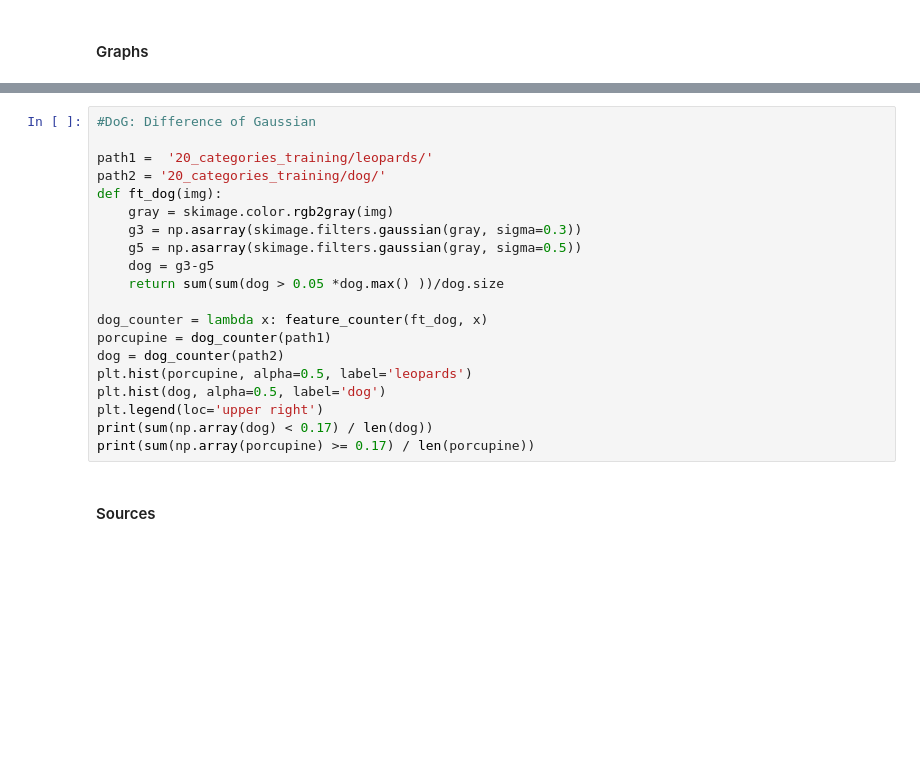
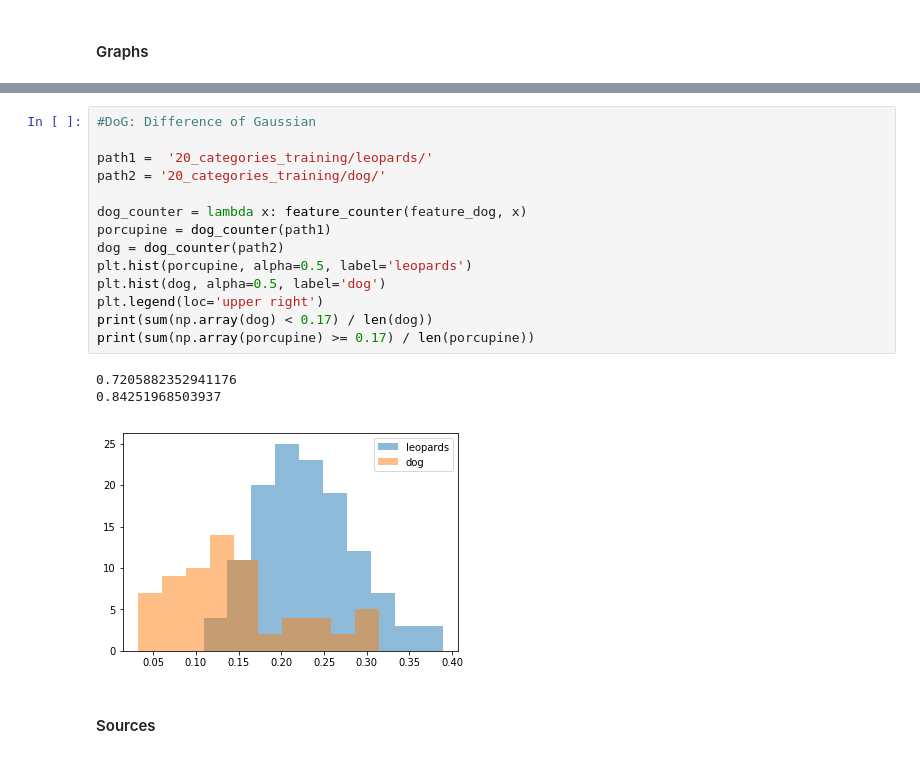
Before and after one commit to TianxiaoHu/ImageDetection, a Jupyter notebook: GradProject_NB2.ipynb, the cells around one changed output, grey strips where cells are left out. Saved outputs shown, nothing was run; the diff lists cells and outputs as text; blank space fills up the shorter version.

```diff
--- a/GradProject_NB2.ipynb
+++ b/GradProject_NB2.ipynb
@@ -137,23 +150,21 @@ plt.legend(loc='upper right')
 # %%
 #DoG: Difference of Gaussian
 
 path1 =  '20_categories_training/leopards/'
 path2 = '20_categories_training/dog/'
-def ft_dog(img):
-    gray = skimage.color.rgb2gray(img)
-    g3 = np.asarray(skimage.filters.gaussian(gray, sigma=0.3))
-    g5 = np.asarray(skimage.filters.gaussian(gray, sigma=0.5))
-    dog = g3-g5
-    return sum(sum(dog > 0.05 *dog.max() ))/dog.size
 
-dog_counter = lambda x: feature_counter(ft_dog, x)
+dog_counter = lambda x: feature_counter(feature_dog, x)
 porcupine = dog_counter(path1)
 dog = dog_counter(path2)
 plt.hist(porcupine, alpha=0.5, label='leopards')
 plt.hist(dog, alpha=0.5, label='dog')
 plt.legend(loc='upper right')
 print(sum(np.array(dog) < 0.17) / len(dog))
 print(sum(np.array(porcupine) >= 0.17) / len(porcupine))
+# %% [output]
+0.7205882352941176
+0.84251968503937
+[figure, added]
 # %% [markdown]
 <h4> Sources </h4>
 # %% [markdown]
```
Also changed, not shown: parts of 5 cells of this notebook, 1 other file.
